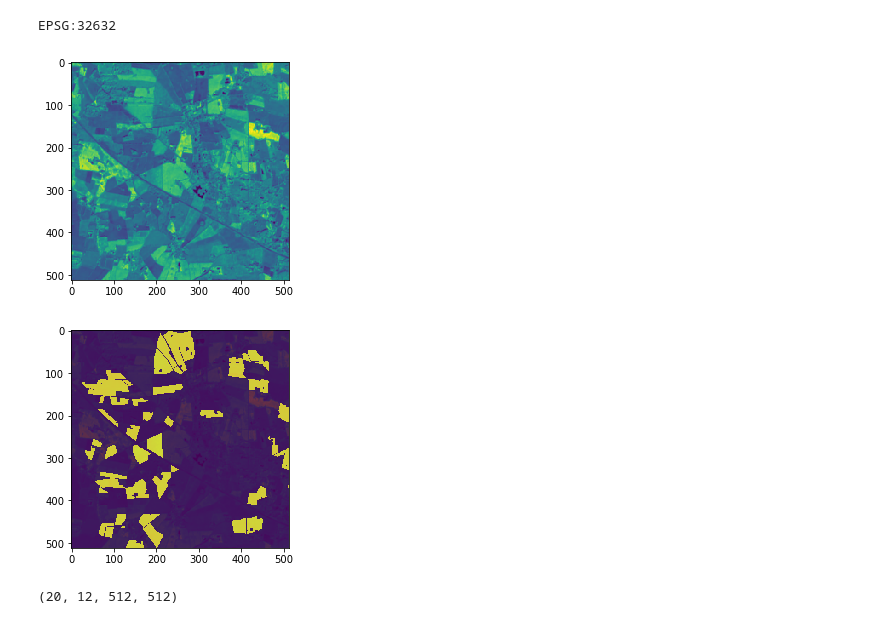
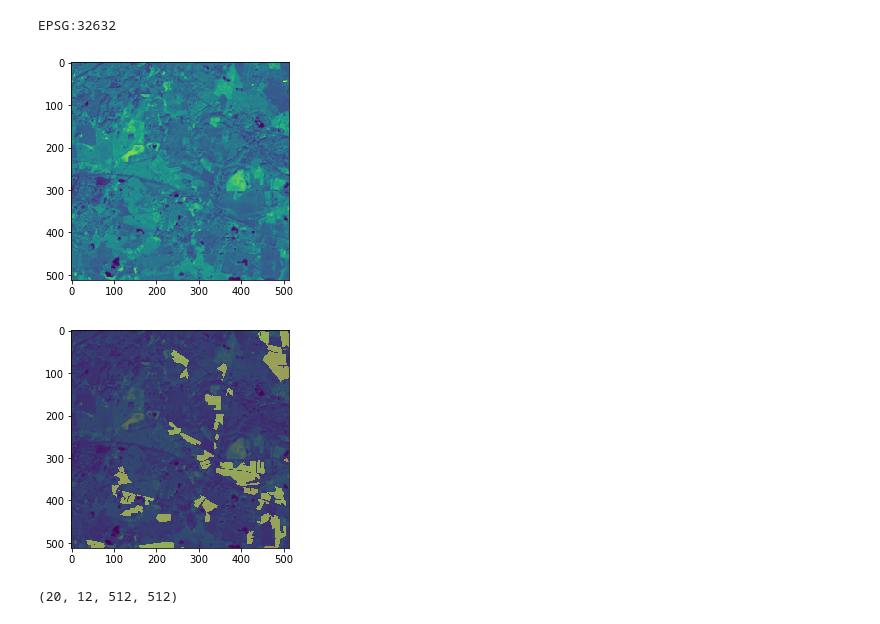
Before and after one commit to adithyaiyer1999/BudnipWheat, a Jupyter notebook: Make Dataset.ipynb, the cells around one changed output. Cells and saved outputs as stored; diff of their text form; code cells hidden in the pictures.

```diff
--- a/Make Dataset.ipynb
+++ b/Make Dataset.ipynb
@@ -47,16 +47,16 @@ data_split_image,data_split_mask  = data_prep.trainingDataForUNET(vector_path,ra
 # %% [output]
 EPSG:32632
 # %%
-plt.imshow(data_split_image[0][6])
-plt.imshow(data_split_mask[0], alpha = 0.0)
+plt.imshow(data_split_image[6][5])
+plt.imshow(data_split_mask[6], alpha = 0.0)
 plt.show()
 
-plt.imshow(data_split_image[0][6])
-plt.imshow(data_split_mask[0], alpha = 0.8)
+plt.imshow(data_split_image[6][5])
+plt.imshow(data_split_mask[6], alpha = 0.5)
 plt.show()
 # %% [output]
-[figure, old version]
+[figure, new version]
-[figure, old version]
+[figure, new version]
 # %%
 data_split_image.shape
 # %% [output]
```
Also changed, not shown: parts of 1 cell of this notebook, 11 other files.
